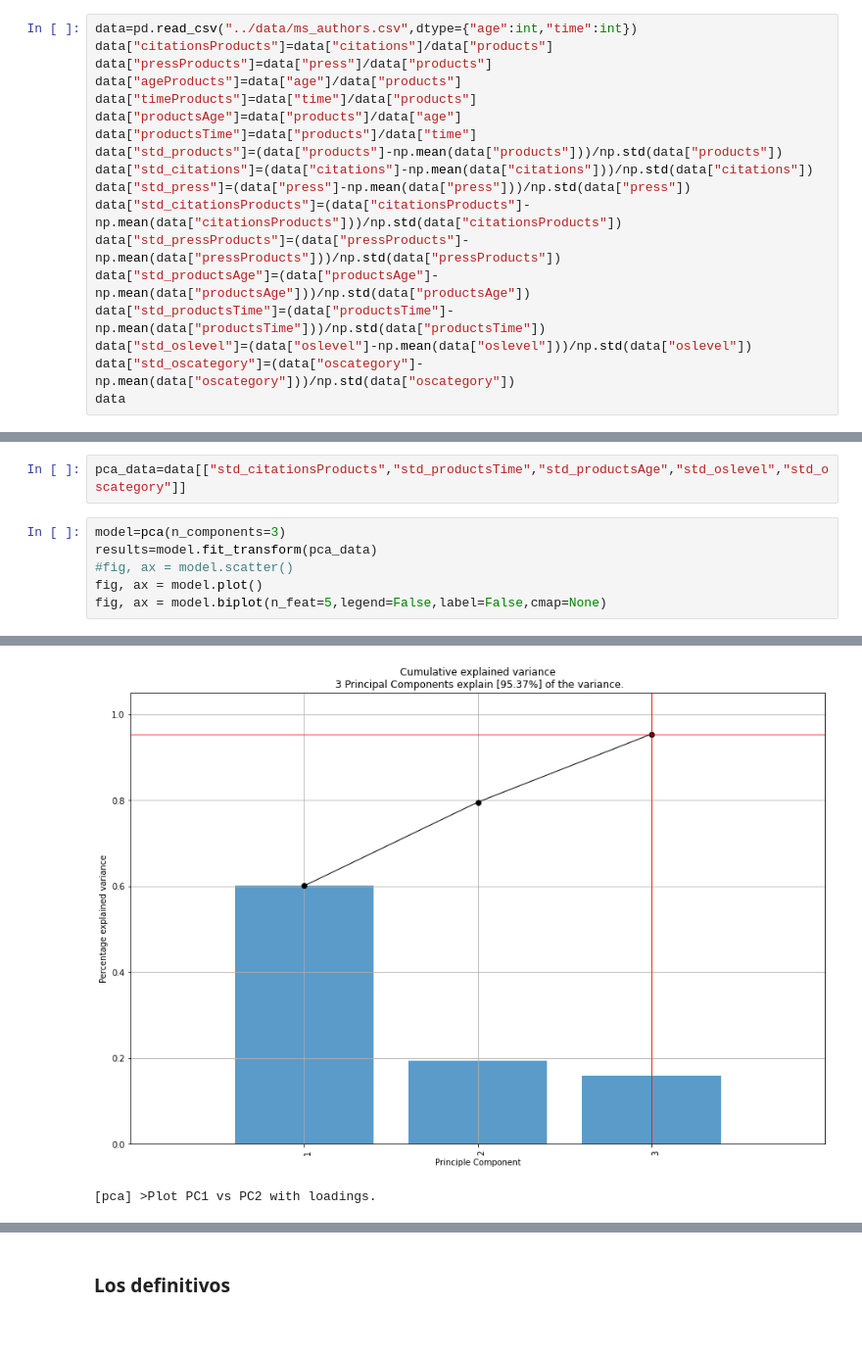
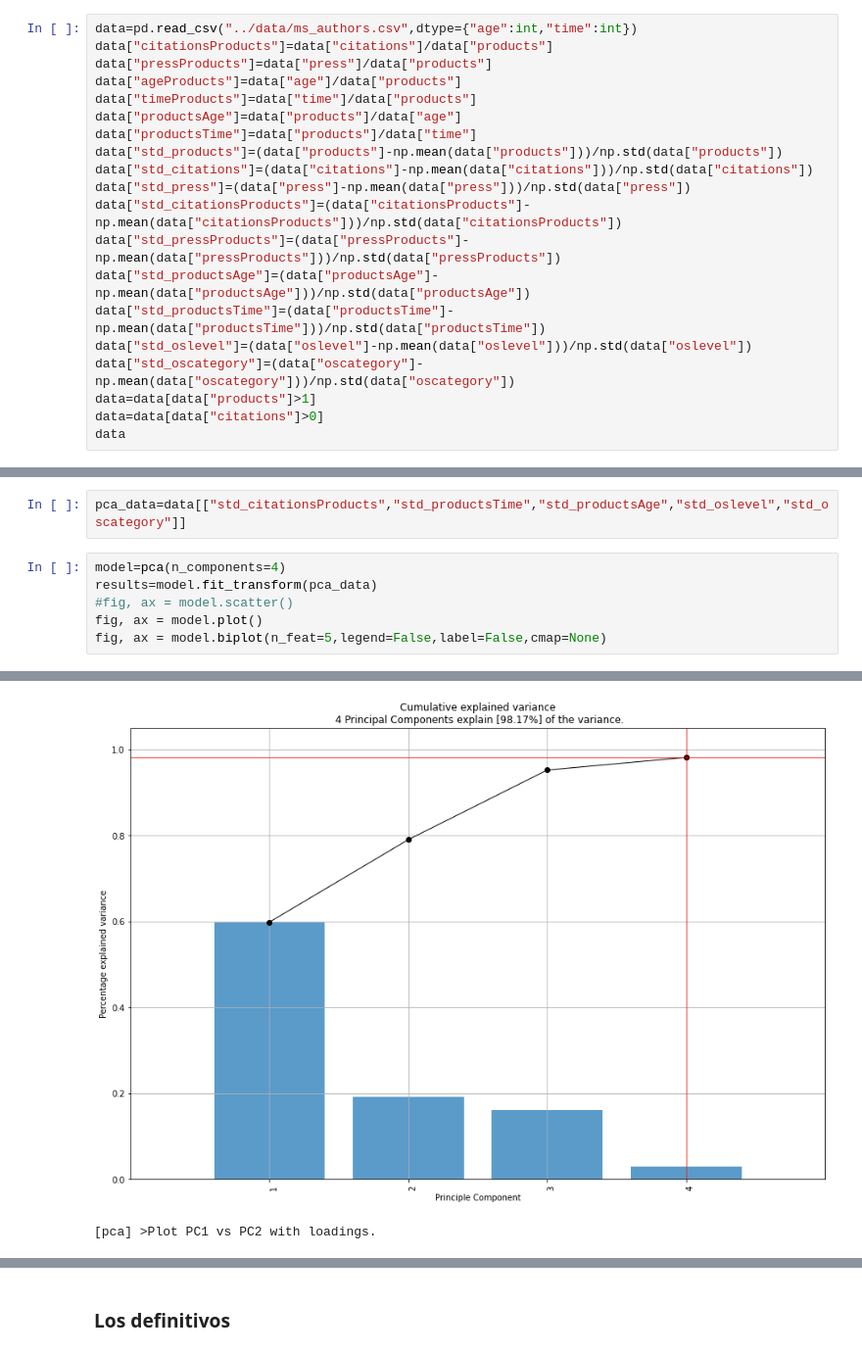
Before and after one commit to muzgash/masters, a Jupyter notebook: multivariate_statistics/Session_1.ipynb, the cells around one changed output, grey strips where cells are left out. Shown at 98% size. Drawn from its saved outputs; the diff is of its cells as text.

```diff
--- a/multivariate_statistics/Session_1.ipynb
+++ b/multivariate_statistics/Session_1.ipynb
@@ -32,6 +36,8 @@ data["std_productsAge"]=(data["productsAge"]-np.mean(data["productsAge"]))/np.st
 data["std_productsTime"]=(data["productsTime"]-np.mean(data["productsTime"]))/np.std(data["productsTime"])
 data["std_oslevel"]=(data["oslevel"]-np.mean(data["oslevel"]))/np.std(data["oslevel"])
 data["std_oscategory"]=(data["oscategory"]-np.mean(data["oscategory"]))/np.std(data["oscategory"])
+data=data[data["products"]>1]
+data=data[data["citations"]>0]
 data
 # %% [output]
 |  | products | citations | press | age | sex | time | level | category | nlevel | ncategory | ... |
@@ -253,7 +260,7 @@ model.results
 # %%
 pca_data=data[["std_citationsProducts","std_productsTime","std_productsAge","std_oslevel","std_oscategory"]]
 # %%
-model=pca(n_components=3)
+model=pca(n_components=4)
 results=model.fit_transform(pca_data)
 #fig, ax = model.scatter()
 fig, ax = model.plot()
@@ -268,4 +275,4 @@ fig, ax = model.biplot(n_feat=5,legend=False,label=False,cmap=None)
 [pca] >Outlier detection using SPE/DmodX with n_std=[2]
-[figure, old version]
+[figure, new version]
 [pca] >Plot PC1 vs PC2 with loadings.
 <Figure size 432x288 with 0 Axes>
```
Also changed, not shown: parts of 37 cells of this notebook.
